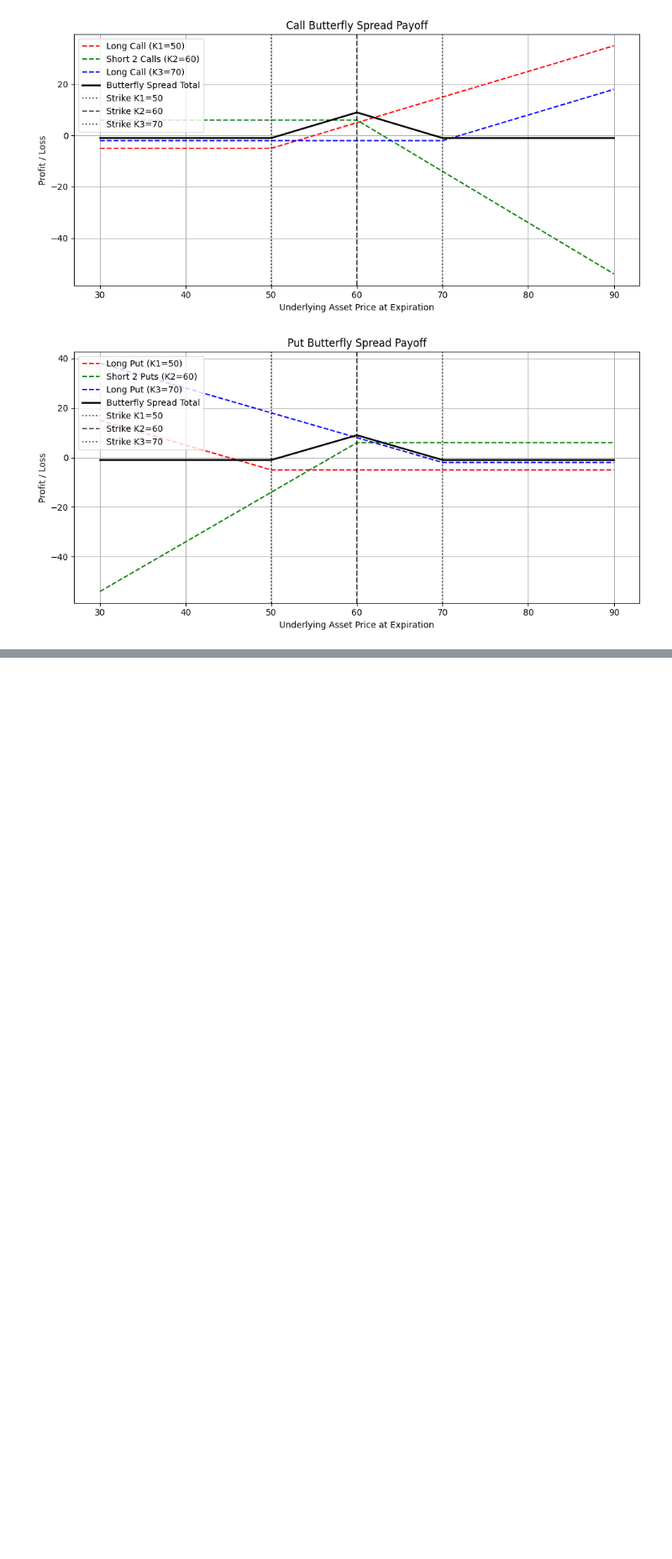
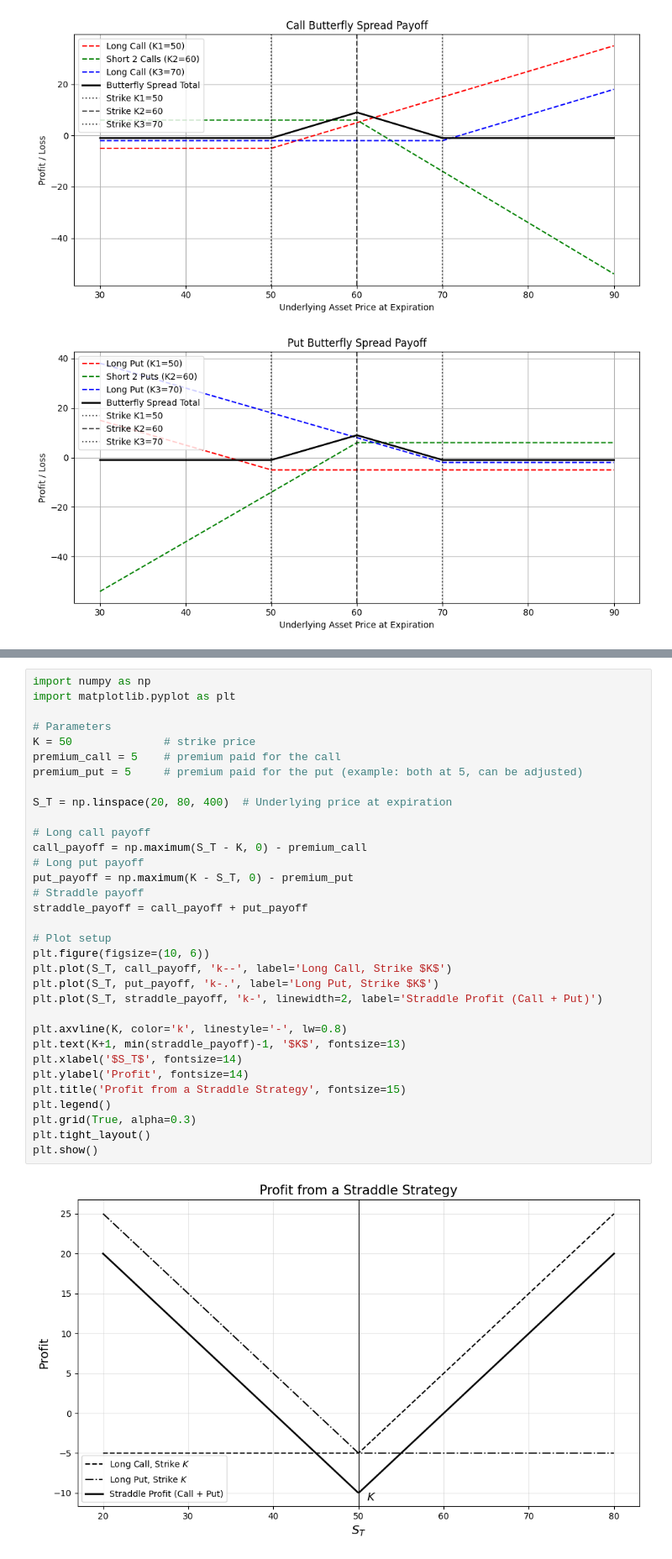
Before and after one commit to kacperlavender/cuddly-fiesta, a Jupyter notebook: notebook.ipynb, the cells around one changed output, grey strips where cells are left out. Shown at 84% size. Cells and saved outputs as stored; diff of their text form; blank space fills up the shorter version.

```diff
--- a/notebook.ipynb
+++ b/notebook.ipynb
@@ -321,0 +371,35 @@ plt.show()
+# %%
+import numpy as np
+import matplotlib.pyplot as plt
+
+# Parameters
+K = 50              # strike price
+premium_call = 5    # premium paid for the call
+premium_put = 5     # premium paid for the put (example: both at 5, can be adjusted)
+
+S_T = np.linspace(20, 80, 400)  # Underlying price at expiration
+
+# Long call payoff
+call_payoff = np.maximum(S_T - K, 0) - premium_call
+# Long put payoff
+put_payoff = np.maximum(K - S_T, 0) - premium_put
+# Straddle payoff
+straddle_payoff = call_payoff + put_payoff
+
+# Plot setup
+plt.figure(figsize=(10, 6))
+plt.plot(S_T, call_payoff, 'k--', label='Long Call, Strike $K$')
+plt.plot(S_T, put_payoff, 'k-.', label='Long Put, Strike $K$')
+plt.plot(S_T, straddle_payoff, 'k-', linewidth=2, label='Straddle Profit (Call + Put)')
+
+plt.axvline(K, color='k', linestyle='-', lw=0.8)
+plt.text(K+1, min(straddle_payoff)-1, '$K$', fontsize=13)
+plt.xlabel('$S_T$', fontsize=14)
+plt.ylabel('Profit', fontsize=14)
+plt.title('Profit from a Straddle Strategy', fontsize=15)
+plt.legend()
+plt.grid(True, alpha=0.3)
+plt.tight_layout()
+plt.show()
+# %% [output]
+[figure, added]
```
Also changed, not shown: parts of 2 cells of this notebook, 12 other files.
